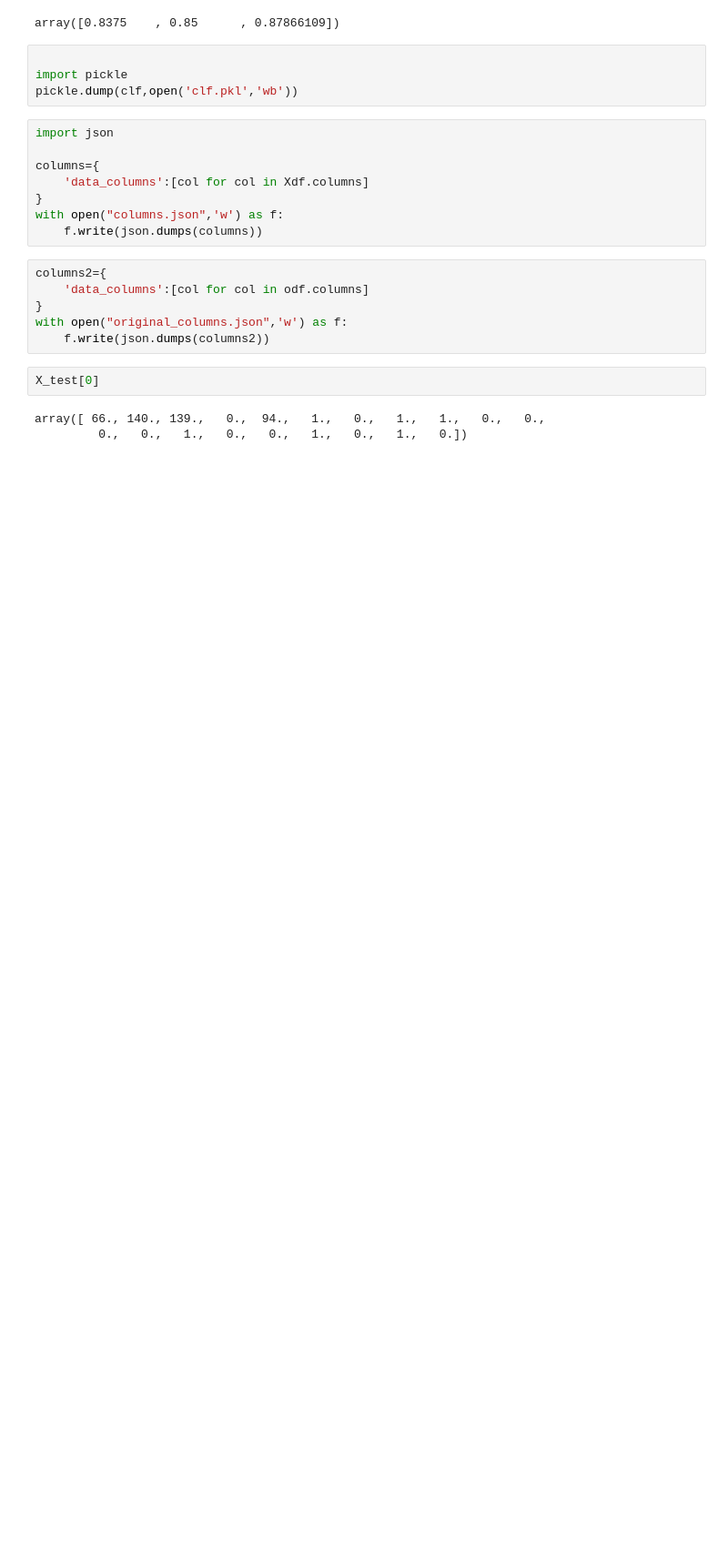
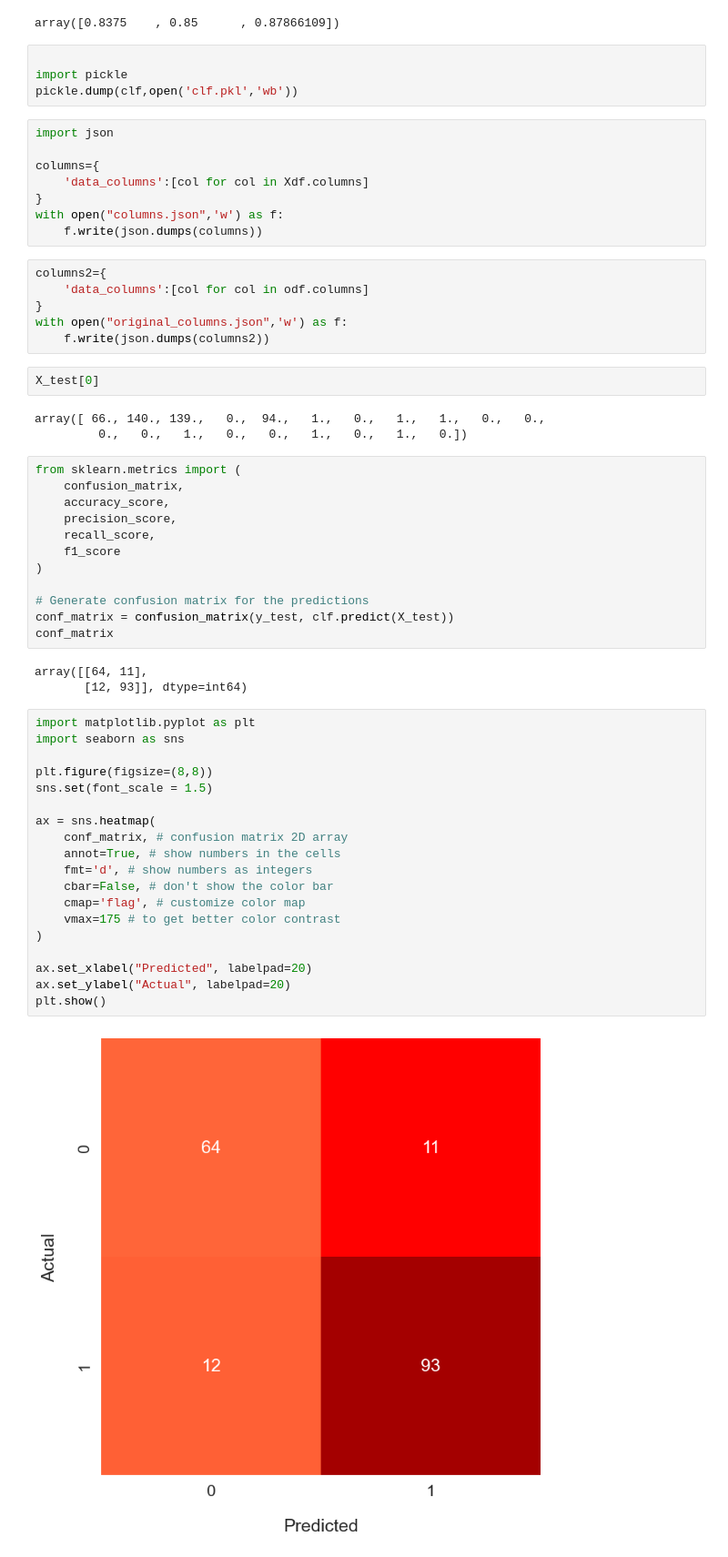
Before and after one commit to CodeWithChetan2/PCA_project, a Jupyter notebook: PCA(heart_disease).ipynb, the cells around one changed output. Shown at 91% size. Drawn from its saved outputs; the diff is of its cells as text; blank space fills up the shorter version.

```diff
--- a/PCA(heart_disease).ipynb
+++ b/PCA(heart_disease).ipynb
@@ -215,3 +215,39 @@ X_test[0]
 # %% [output]
 array([ 66., 140., 139.,   0.,  94.,   1.,   0.,   1.,   1.,   0.,   0.,
          0.,   0.,   1.,   0.,   0.,   1.,   0.,   1.,   0.])
+# %%
+from sklearn.metrics import (
+    confusion_matrix,
+    accuracy_score,
+    precision_score,
+    recall_score,
+    f1_score
+)
+
+# Generate confusion matrix for the predictions
+conf_matrix = confusion_matrix(y_test, clf.predict(X_test))
+conf_matrix
+# %% [output]
+array([[64, 11],
+       [12, 93]], dtype=int64)
+# %%
+import matplotlib.pyplot as plt
+import seaborn as sns
+
+plt.figure(figsize=(8,8))
+sns.set(font_scale = 1.5)
+
+ax = sns.heatmap(
+    conf_matrix, # confusion matrix 2D array
+    annot=True, # show numbers in the cells
+    fmt='d', # show numbers as integers
+    cbar=False, # don't show the color bar
+    cmap='flag', # customize color map
+    vmax=175 # to get better color contrast
+)
+
+ax.set_xlabel("Predicted", labelpad=20)
+ax.set_ylabel("Actual", labelpad=20)
+plt.show()
+# %% [output]
+[figure, added]
```
Also changed, not shown: parts of 1 cell of this notebook.
